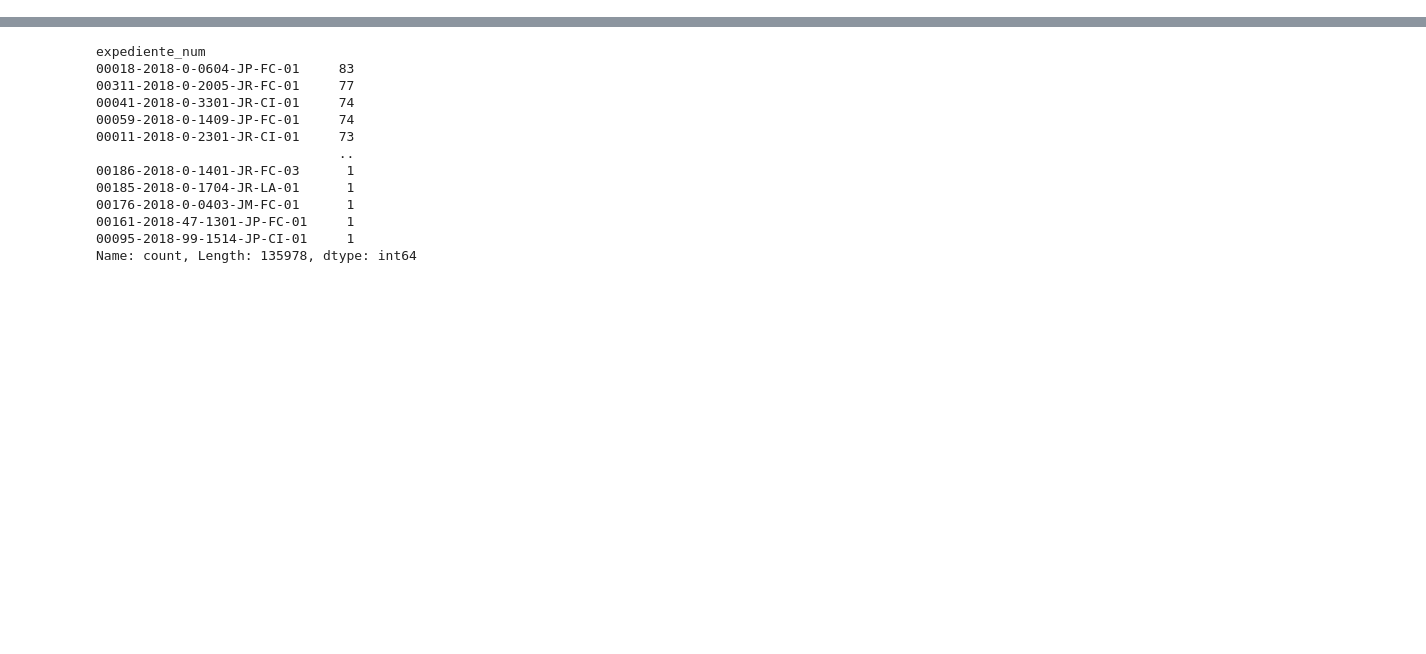
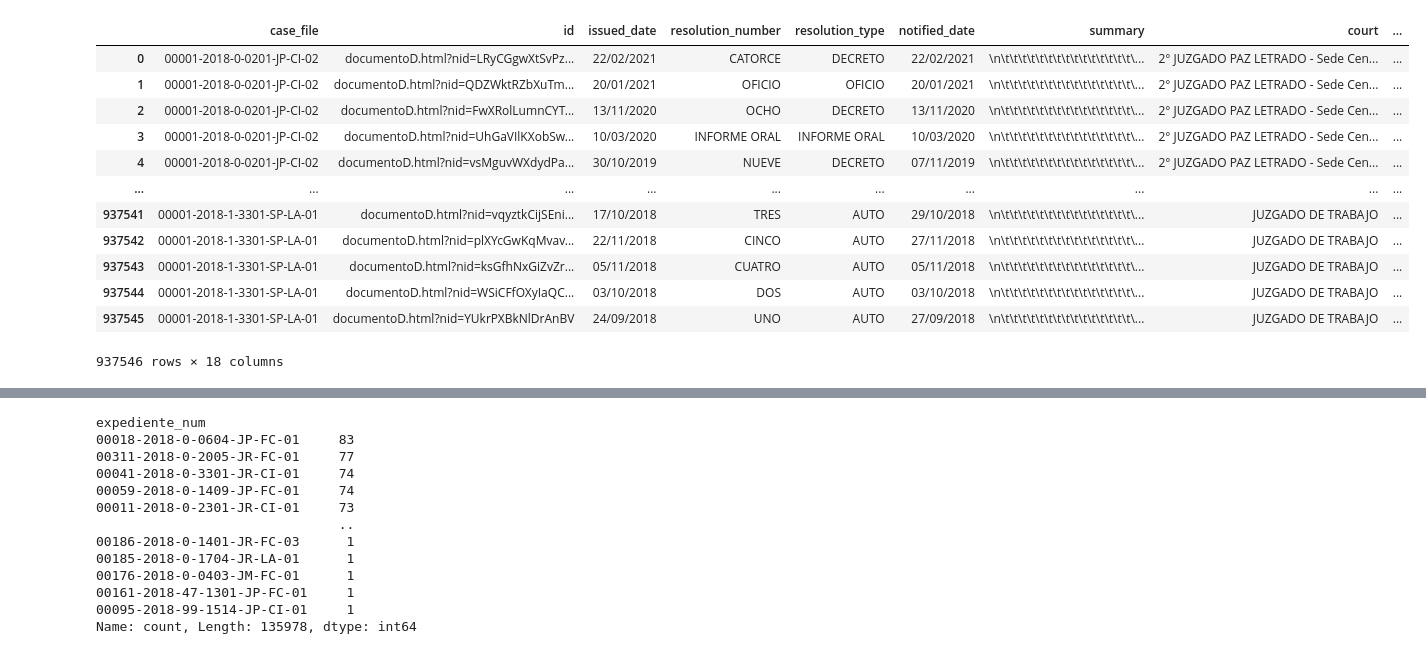
Before and after one commit to pmalca/datasets_iat_project, a Jupyter notebook: pre_step_and_final.ipynb, the cells around one changed output, grey strips where cells are left out. Saved outputs shown, nothing was run; the diff lists cells and outputs as text; code cells hidden in the pictures; blank space fills up the shorter version.

```diff
--- a/pre_step_and_final.ipynb
+++ b/pre_step_and_final.ipynb
@@ -20,0 +191,19 @@ df
+# %%
+columns_to_remove = [
+    'Tipo de Notificación:',
+    'Fojas/Folios:',
+    'Descripción de Usuario:',
+    'Fecha Conclusión:',
+    'Ubicación:',
+    'Motivo Conclusión:',
+    'Sumilla:_y',
+    'expediente_num',
+    'num',
+    'error',
+    'file_path',
+    'Observación:'
+]
+
+# Remove the specified columns
+step_2 = step_2.drop(columns=columns_to_remove)
+step_2
@@ -20,0 +224,40 @@ df
+# %%
+new_columns = {
+    'Expediente N°:': 'case_file',
+    'link': 'id',
+    'Fecha de Resolución/Ingreso:': 'issued_date',
+    'Resolución:': 'resolution_number',
+    'Acto:': 'resolution_type',
+    'Proveido:': 'notified_date',
+    'Sumilla:_x': 'summary',
+    'Órgano Jurisdiccional:': 'court',
+    'Distrito Judicial:': 'judicial_district',
+    'Juez:': 'judge',
+    'Especialista Legal:': 'clerk',
+    'Fecha de Inicio:': 'start_date',
+    'Proceso:': 'procedure_type',
+    'Especialidad:': 'law_field',
+    'Materia(s):': 'sub_law_field',
+    'Estado:': 'status',
+    'Etapa Procesal:': 'procedural_stage',
+    'text': 'opinion_text'
+}
+
+# Rename the columns
+step_2 = step_2.rename(columns=new_columns)
+# %%
+step_2
+# %% [output]
+|  | case_file | id | issued_date | resolution_number | resolution_type | notified_date | summary | court | ... |
+| 0 | 00001-2018-0-0201-JP-CI-02 | documentoD.html?nid=LRyCGgwXtSvPz... | 22/02/2021 | CATORCE | DECRETO | 22/02/2021 | \n\t\t\t\t\t\t\t\t\t\t\t\t\t\t\t\... | 2° JUZGADO PAZ LETRADO - Sede Cen... | ... |
+| 1 | 00001-2018-0-0201-JP-CI-02 | documentoD.html?nid=QDZWktRZbXuTm... | 20/01/2021 | OFICIO | OFICIO | 20/01/2021 | \n\t\t\t\t\t\t\t\t\t\t\t\t\t\t\t\... | 2° JUZGADO PAZ LETRADO - Sede Cen... | ... |
+| 2 | 00001-2018-0-0201-JP-CI-02 | documentoD.html?nid=FwXRolLumnCYT... | 13/11/2020 | OCHO | DECRETO | 13/11/2020 | \n\t\t\t\t\t\t\t\t\t\t\t\t\t\t\t\... | 2° JUZGADO PAZ LETRADO - Sede Cen... | ... |
+| 3 | 00001-2018-0-0201-JP-CI-02 | documentoD.html?nid=UhGaVIlKXobSw... | 10/03/2020 | INFORME ORAL | INFORME ORAL | 10/03/2020 | \n\t\t\t\t\t\t\t\t\t\t\t\t\t\t\t\... | 2° JUZGADO PAZ LETRADO - Sede Cen... | ... |
+| 4 | 00001-2018-0-0201-JP-CI-02 | documentoD.html?nid=vsMguvWXdydPa... | 30/10/2019 | NUEVE | DECRETO | 07/11/2019 | \n\t\t\t\t\t\t\t\t\t\t\t\t\t\t\t\... | 2° JUZGADO PAZ LETRADO - Sede Cen... | ... |
+| ... | ... | ... | ... | ... | ... | ... | ... | ... | ... |
+| 937541 | 00001-2018-1-3301-SP-LA-01 | documentoD.html?nid=vqyztkCijSEni... | 17/10/2018 | TRES | AUTO | 29/10/2018 | \n\t\t\t\t\t\t\t\t\t\t\t\t\t\t\t\... | JUZGADO DE TRABAJO | ... |
+| 937542 | 00001-2018-1-3301-SP-LA-01 | documentoD.html?nid=plXYcGwKqMvav... | 22/11/2018 | CINCO | AUTO | 27/11/2018 | \n\t\t\t\t\t\t\t\t\t\t\t\t\t\t\t\... | JUZGADO DE TRABAJO | ... |
+| 937543 | 00001-2018-1-3301-SP-LA-01 | documentoD.html?nid=ksGfhNxGiZvZr... | 05/11/2018 | CUATRO | AUTO | 05/11/2018 | \n\t\t\t\t\t\t\t\t\t\t\t\t\t\t\t\... | JUZGADO DE TRABAJO | ... |
+| 937544 | 00001-2018-1-3301-SP-LA-01 | documentoD.html?nid=WSiCFfOXyIaQC... | 03/10/2018 | DOS | AUTO | 03/10/2018 | \n\t\t\t\t\t\t\t\t\t\t\t\t\t\t\t\... | JUZGADO DE TRABAJO | ... |
+| 937545 | 00001-2018-1-3301-SP-LA-01 | documentoD.html?nid=YUkrPXBkNlDrAnBV | 24/09/2018 | UNO | AUTO | 27/09/2018 | \n\t\t\t\t\t\t\t\t\t\t\t\t\t\t\t\... | JUZGADO DE TRABAJO | ... |
+937546 rows × 18 columns
```
Also changed, not shown: parts of 22 cells of this notebook, 4 other files.
